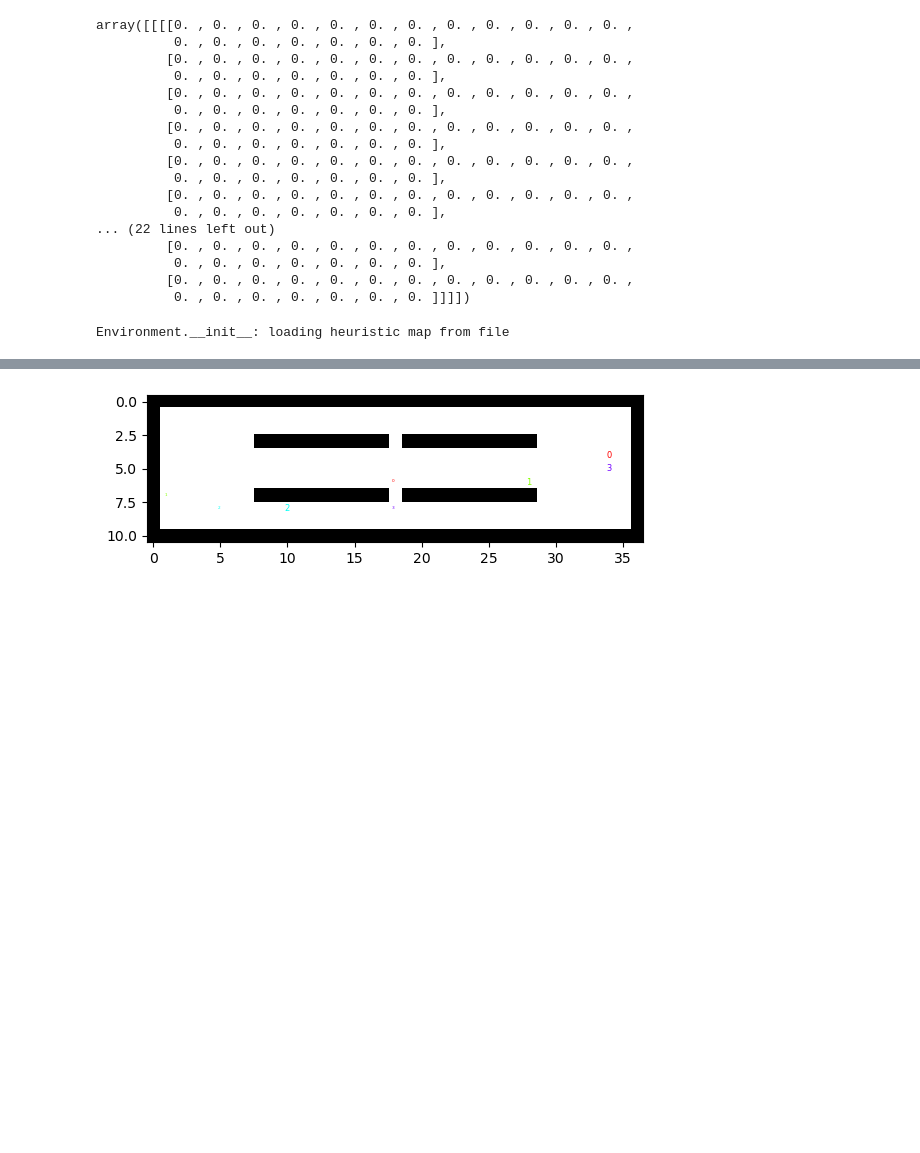
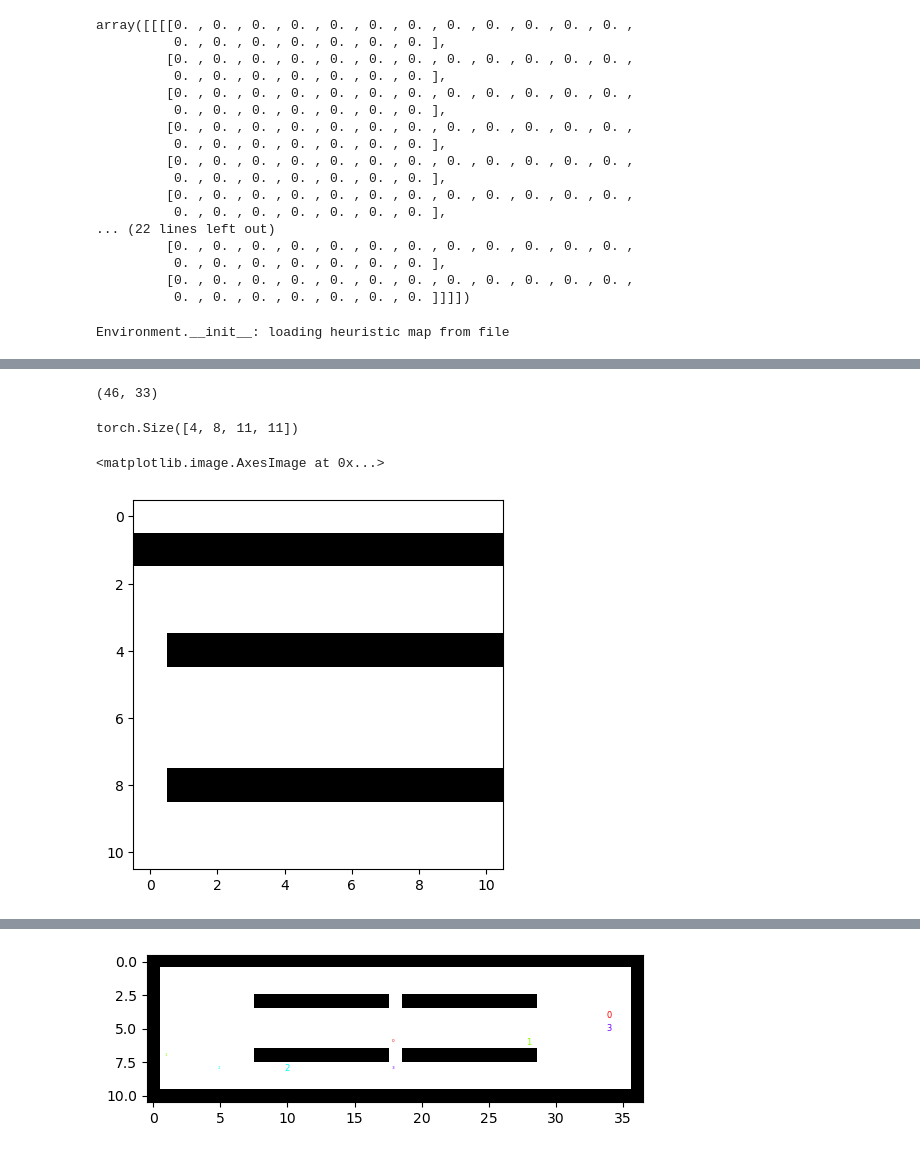
Before and after one commit to ervsam/congenial-lamp, a Jupyter notebook: DELETE.ipynb, the cells around one changed output, grey strips where cells are left out. Saved outputs shown, nothing was run; the diff lists cells and outputs as text; code cells hidden in the pictures; blank space fills up the shorter version.

```diff
--- a/DELETE.ipynb
+++ b/DELETE.ipynb
@@ -175,7 +175,6 @@ array([[[[0. , 0. , 0. , 0. , 0. , 0. , 0. , 0. , 0. , 0. , 0. , 0. ,
          [0. , 0. , 0. , 0. , 0. , 0. , 0. , 0. , 0. , 0. , 0. , 0. ,
           0. , 0. , 0. , 0. , 0. , 0. , 0. ]]]])
 # %%
-
 import copy
 import time
 import yaml
@@ -188,7 +187,7 @@ from Environment import Environment    # Environment setup class
 # Set global numpy seed for reproducibility
 np.random.seed(0)
 
-config_name = "warehouse_0"
+config_name = "warehouse_2"
 
 # Load configuration file
 file_path = "config.yaml"
@@ -232,16 +231,3 @@ env = Environment(env_config,
                   goal_loc_options=None)
 # %% [output]
 Environment.__init__: loading heuristic map from file
-# %%
-import matplotlib.pyplot as plt
-
-obs = env.get_obs()
-
-for i in range(len(obs[0])):
-    print(obs[0][i])
-
-# plt.imshow(obs[0][2])
-# print(obs[0][2])
-
-
-env.get_obs().shape
@@ -266,0 +363,13 @@ torch.Size([4, 8, 11, 11])
+# %%
+env.size_x, env.size_y
+# %% [output]
+(46, 33)
+# %%
+module_obs.shape
+# %% [output]
+torch.Size([4, 8, 11, 11])
+# %%
+plt.imshow(module_obs[0][0], cmap='gray_r')
+# %% [output]
+<matplotlib.image.AxesImage at 0x...>
+[figure, added]
```
Also changed, not shown: parts of 9 cells of this notebook, 4 other files.
